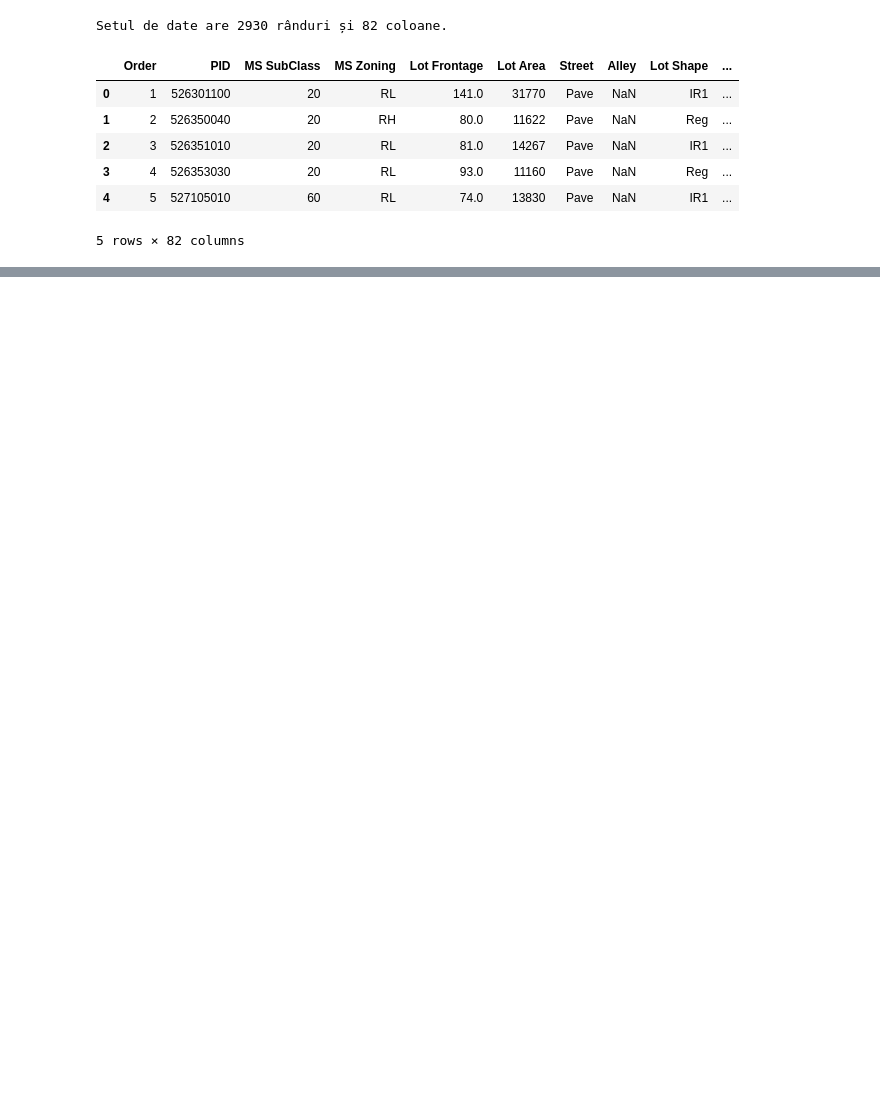
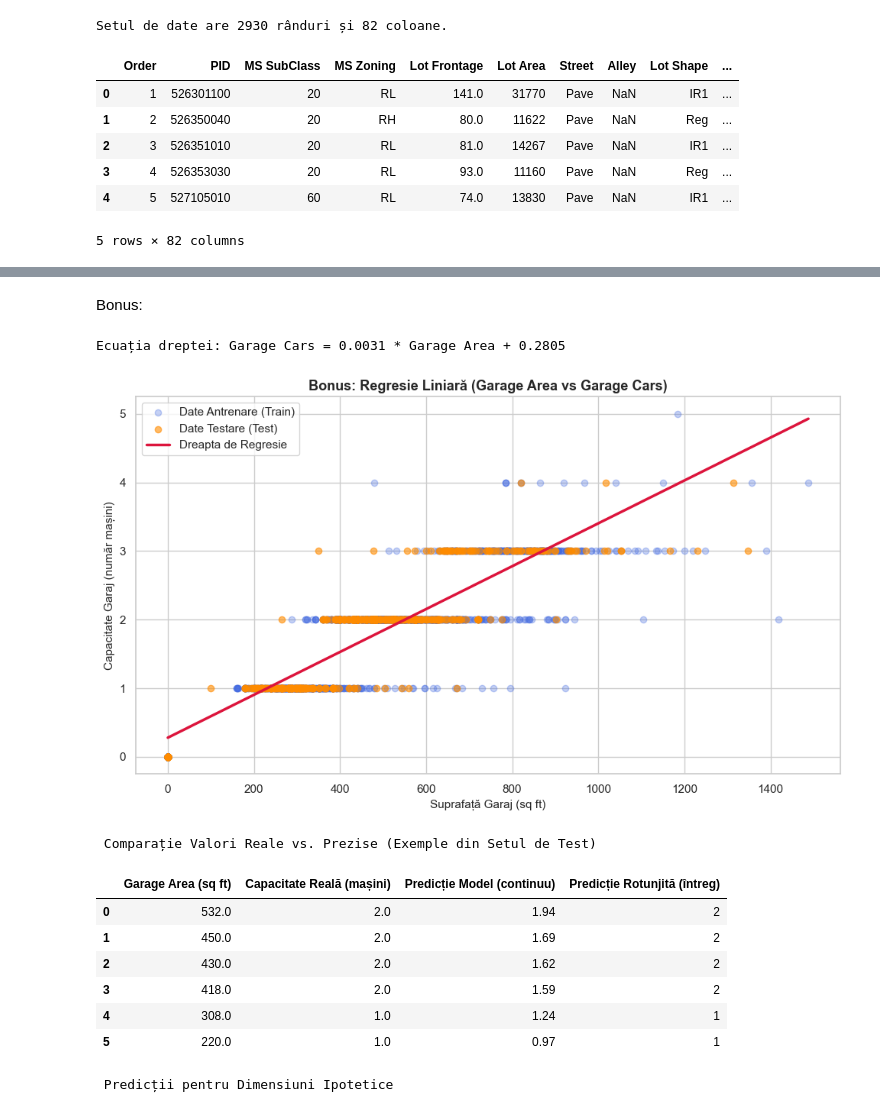
Before and after one commit to alle19/AmesHousing_EDA_ML, a Jupyter notebook: L1_EDA.ipynb, the cells around one changed output, grey strips where cells are left out. Saved outputs shown, nothing was run; the diff lists cells and outputs as text; code cells hidden in the pictures; blank space fills up the shorter version.

```diff
--- a/L1_EDA.ipynb
+++ b/L1_EDA.ipynb
@@ -36,0 +263,77 @@ Setul de date are 2930 rânduri și 82 coloane.
+# %% [markdown]
+Bonus:
+# %%
+from sklearn.linear_model import LinearRegression
+from sklearn.model_selection import train_test_split
+import numpy as np
+
+# 1. Pregătirea datelor
+df_garage = df[['Garage Area', 'Garage Cars']].dropna().copy()
+
+X = df_garage[['Garage Area']]
+y = df_garage['Garage Cars']
+
+# Împărțire train/test
+X_train, X_test, y_train, y_test = train_test_split(X, y, test_size=0.2, random_state=42)
+
+# 2. Antrenare model
+reg_garage = LinearRegression()
+reg_garage.fit(X_train, y_train)
+
+print(f"Ecuația dreptei: Garage Cars = {reg_garage.coef_[0]:.4f} * Garage Area + {reg_garage.intercept_:.4f}")
+
+# 3. Grafic
+plt.figure(figsize=(10, 6))
+
+plt.scatter(X_train['Garage Area'], y_train, color='royalblue', alpha=0.3, label='Date Antrenare (Train)')
+plt.scatter(X_test['Garage Area'], y_test, color='darkorange', alpha=0.6, label='Date Testare (Test)')
+
+# Trasare dreaptă de regresie ca DataFrame
+x_vals = np.linspace(X['Garage Area'].min(), X['Garage Area'].max(), 100)
+x_grid_df = pd.DataFrame({'Garage Area': x_vals})
+y_grid_pred = reg_garage.predict(x_grid_df)
+
+plt.plot(x_vals, y_grid_pred, color='crimson', linewidth=2.5, label='Dreapta de Regresie')
+
+plt.title('Bonus: Regresie Liniară (Garage Area vs Garage Cars)', fontsize=13, fontweight='bold')
+plt.xlabel('Suprafață Garaj (sq ft)', fontsize=11)
+plt.ylabel('Capacitate Garaj (număr mașini)', fontsize=11)
+plt.legend()
+plt.tight_layout()
+plt.show()
+
+# 4. Comparație Valori Reale vs. Prezise
+y_test_pred = reg_garage.predict(X_test)
+comparatie_df = pd.DataFrame({
+    'Garage Area (sq ft)': X_test['Garage Area'].values[:6],
+    'Capacitate Reală (mașini)': y_test.values[:6],
+    'Predicție Model (continuu)': np.round(y_test_pred[:6], 2),
+    'Predicție Rotunjită (întreg)': np.round(y_test_pred[:6]).astype(int)
+})
+
+print(" Comparație Valori Reale vs. Prezise (Exemple din Setul de Test)")
+display(comparatie_df)
+
+# Predicții - dimensiuni ipotetice
+puncte_noi = pd.DataFrame({'Garage Area': [0, 250, 500, 750, 1000]})
+pred_noi = reg_garage.predict(puncte_noi)
+predictii_ipotetice = pd.DataFrame({
+    'Suprafață Ipotetică (sq ft)': puncte_noi['Garage Area'],
+    'Capacitate Estimată': np.round(pred_noi, 2),
+    'Capacitate Rotunjită': np.round(pred_noi).astype(int)
+})
+
+print(" Predicții pentru Dimensiuni Ipotetice")
+display(predictii_ipotetice)
+# %% [output]
+Ecuația dreptei: Garage Cars = 0.0031 * Garage Area + 0.2805
+[figure, added]
+ Comparație Valori Reale vs. Prezise (Exemple din Setul de Test)
+|  | Garage Area (sq ft) | Capacitate Reală (mașini) | Predicție Model (continuu) | Predicție Rotunjită (întreg) |
+| 0 | 532.0 | 2.0 | 1.94 | 2 |
+| 1 | 450.0 | 2.0 | 1.69 | 2 |
+| 2 | 430.0 | 2.0 | 1.62 | 2 |
+| 3 | 418.0 | 2.0 | 1.59 | 2 |
+| 4 | 308.0 | 1.0 | 1.24 | 1 |
+| 5 | 220.0 | 1.0 | 0.97 | 1 |
+ Predicții pentru Dimensiuni Ipotetice
```
Also changed, not shown: parts of 14 cells of this notebook.
